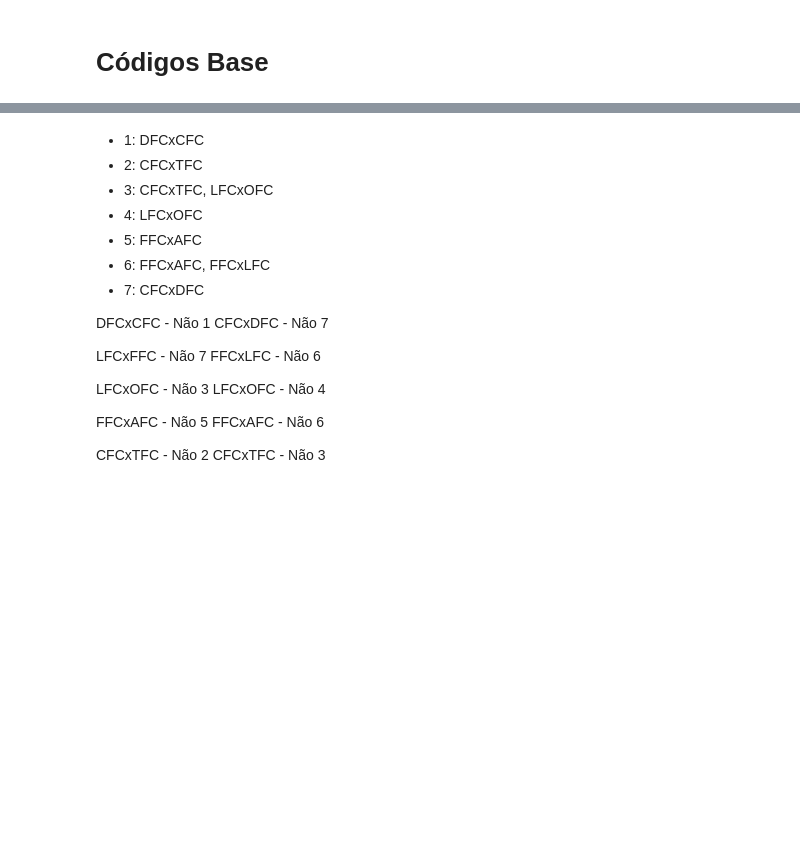
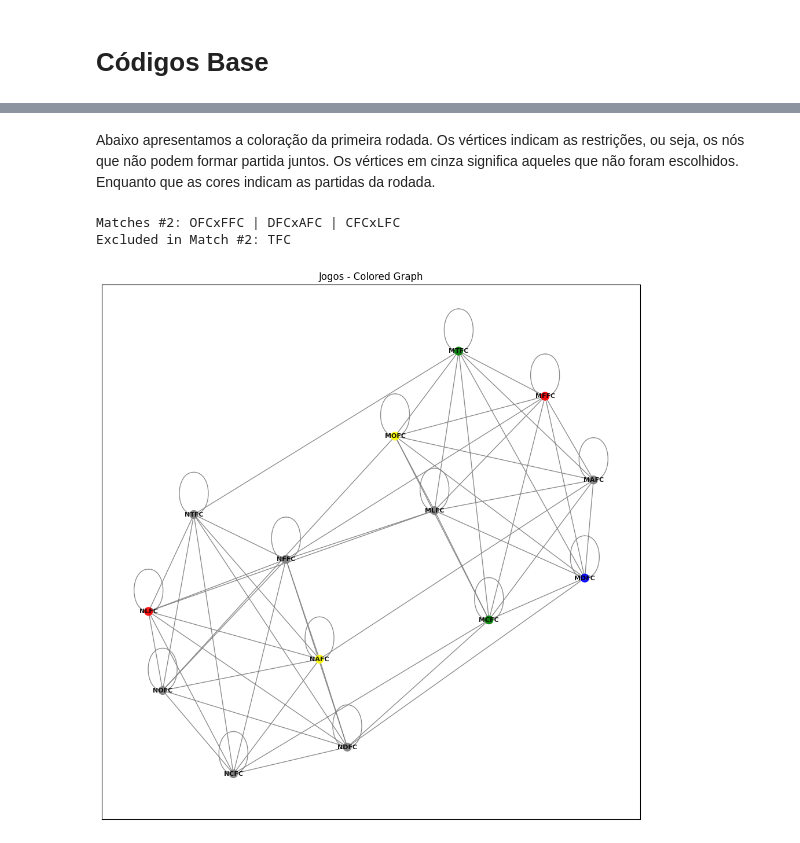
Before and after one commit to mateusap1/jogos-grafos, a Jupyter notebook: jogos.ipynb, the cells around one changed output, grey strips where cells are left out. Saved outputs shown, nothing was run; the diff lists cells and outputs as text; code cells hidden in the pictures; blank space fills up the shorter version.

```diff
--- a/jogos.ipynb
+++ b/jogos.ipynb
@@ -393,26 +392,14 @@ graph.view()
-# %% [markdown]
-- 1: DFCxCFC
-- 2: CFCxTFC
-- 3: CFCxTFC, LFCxOFC
-- 4: LFCxOFC
-- 5: FFCxAFC
-- 6: FFCxAFC, FFCxLFC
-- 7: CFCxDFC
-
-DFCxCFC - Não 1
-CFCxDFC - Não 7
-
-LFCxFFC - Não 7
-FFCxLFC - Não 6
-
-LFCxOFC - Não 3
-LFCxOFC - Não 4
-
-FFCxAFC - Não 5
-FFCxAFC - Não 6
-
-CFCxTFC - Não 2
-CFCxTFC - Não 3
+# %% [markdown]
+Abaixo apresentamos a coloração da primeira rodada. Os vértices indicam as restrições, ou seja, os nós que não podem formar partida juntos. Os vértices em cinza significa aqueles que não foram escolhidos. Enquanto que as cores indicam as partidas da rodada.
+# %%
+game.restart_game()
+graph, colors = game.play_match()
+game.print_colors(len(game.matches_played)+1, colors)
+graph.view_colored(colors)
+# %% [output]
+Matches #2: OFCxFFC | DFCxAFC | CFCxLFC
+Excluded in Match #2: TFC
+[figure, added]
 # %%
 game.restart_game()
 game.play_match()
```
Also changed, not shown: parts of 4 cells of this notebook.
